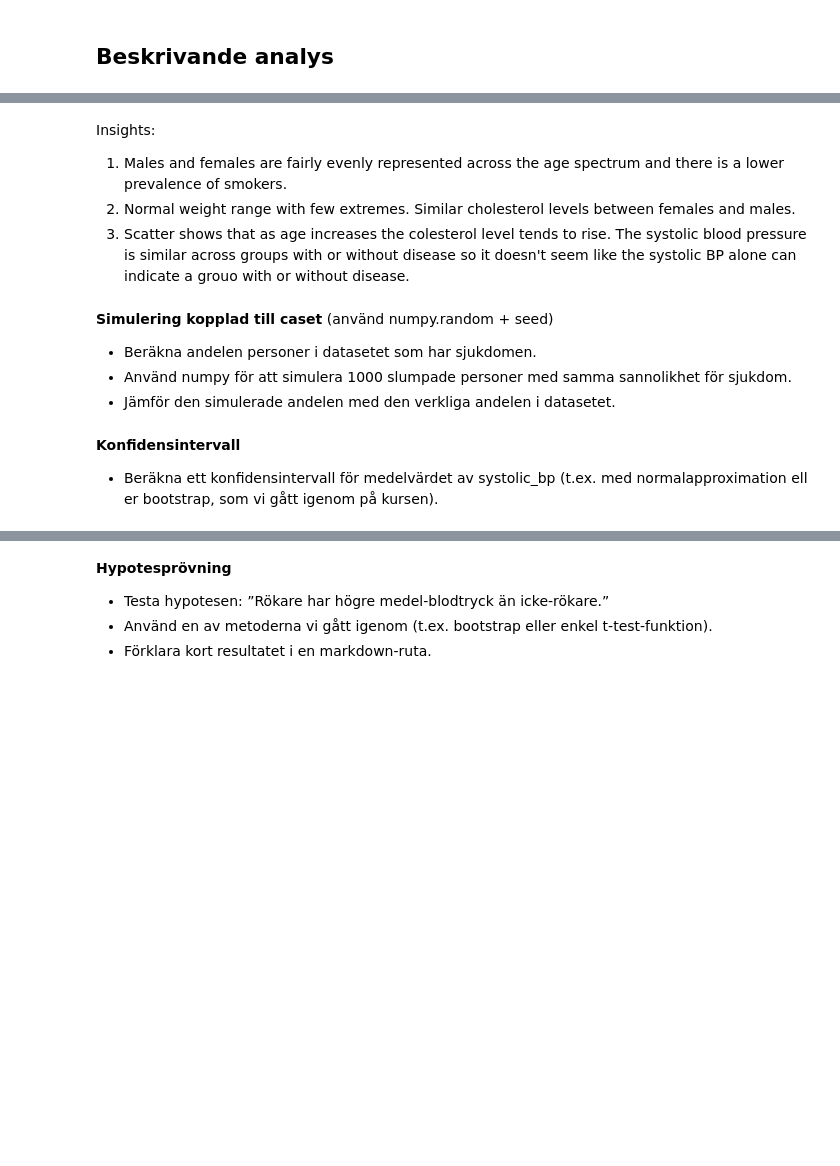
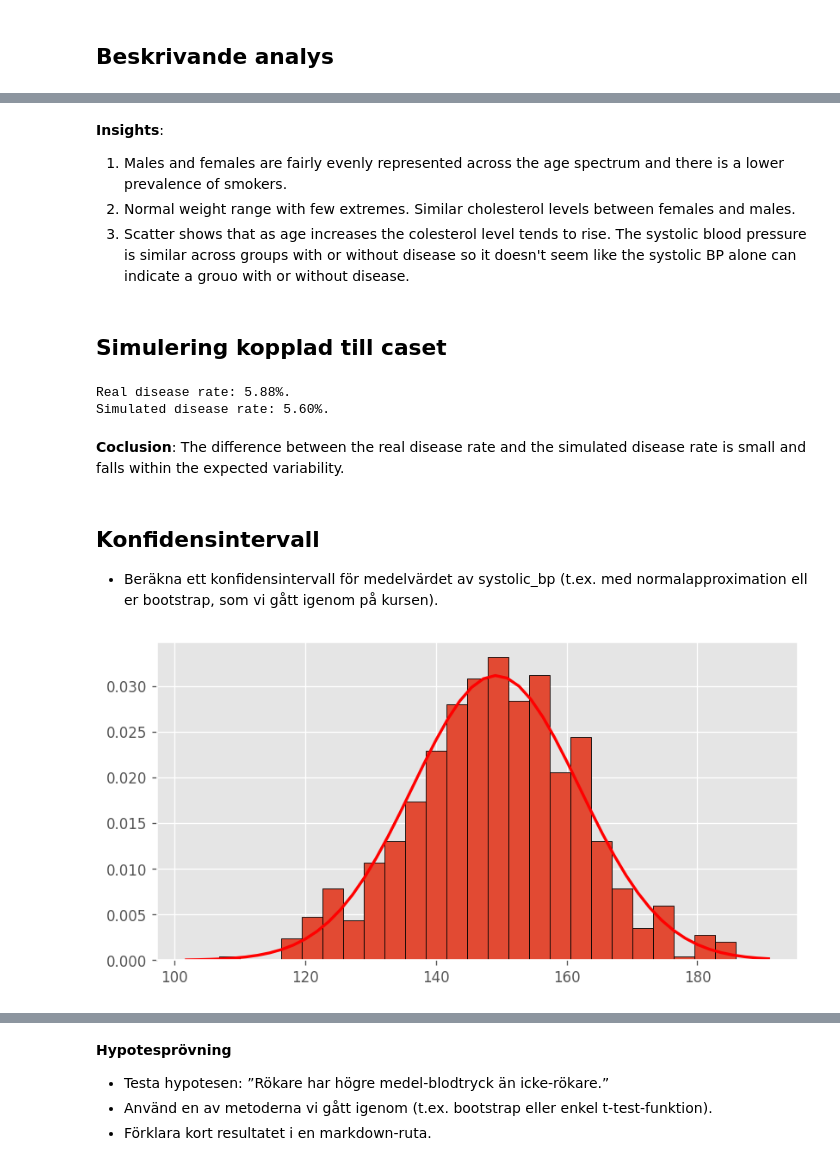
Before and after one commit to IreneGrisenti/health_study_project, a Jupyter notebook: notebook/health_analysis_part1.ipynb, the cells around one changed output, grey strips where cells are left out. Cells and saved outputs as stored; diff of their text form; code cells hidden in the pictures; blank space fills up the shorter version.

Commit message:
Konfidensintervall

```diff
--- a/notebook/health_analysis_part1.ipynb
+++ b/notebook/health_analysis_part1.ipynb
@@ -111,14 +141,10 @@ plt.show()
 # %% [markdown]
-Insights:
+**Insights**:
 1. Males and females are fairly evenly represented across the age spectrum and there is a lower prevalence of smokers.
 2. Normal weight range with few extremes. Similar cholesterol levels between females and males.
 3. Scatter shows that as age increases the colesterol level tends to rise. The systolic blood pressure is similar across groups with or without disease so it doesn't seem like the systolic BP alone can indicate a grouo with or without disease.
 # %% [markdown]
-**Simulering kopplad till caset** (använd numpy.random + seed)
-
-- Beräkna andelen personer i datasetet som har sjukdomen.
-- Använd numpy för att simulera 1000 slumpade personer med samma sannolikhet för sjukdom.
-- Jämför den simulerade andelen med den verkliga andelen i datasetet.
+## Simulering kopplad till caset
 # %%
 np.random.seed(42)
 
@@ -126,15 +152,48 @@ np.random.seed(42)
 p_disease = df["disease"].mean()
 
 # Simulation of a 1000 random individuals with same disease proportion
-simulated_1000_people = np.random.choice([0, 1], size=1000, p= [1 - p_disease, p_disease])
+simulated_1000_people = np.random.choice([0, 1], size=1000, p=[1 - p_disease, p_disease])
 
 # Counting proportion of people with desease in simulation
 simulated_p_disease = simulated_1000_people.mean()
 
 # Comparing
-print(f"Real disease rate: {p_disease * 100:.2f}%\n"
+print(f"Real disease rate: {p_disease * 100:.2f}%.\n"
       f"Simulated disease rate: {simulated_p_disease * 100:.2f}%.")
+# %% [output]
+Real disease rate: 5.88%.
+Simulated disease rate: 5.60%.
+# %% [markdown]
+**Coclusion**:
+The difference between the real disease rate and the simulated disease rate is small and falls within the expected variability.
 # %% [markdown]
-**Konfidensintervall**
+## Konfidensintervall
 
 - Beräkna ett konfidensintervall för medelvärdet av systolic_bp (t.ex. med normalapproximation eller bootstrap, som vi gått igenom på kursen).
+# %%
+# Is it really normally distributed?
+systolic_bp = df["systolic_bp"]
+def normal_pdf(x, m, s):
+    x = np.asanyarray(x, dtype=float)
+    if s <= 0 or not np.isfinite(s):
+        raise ValueError("s has to be a positive and finite number")
+
+    norm = 1.0 / (s * np.sqrt(2.0 * np.pi))
+    z = (x - m) / s
+    y = norm * np.exp(-0.5 * z**2)
+    return y
+
+x_support = np.linspace(systolic_bp.min()-5, systolic_bp.max()+5)
+
+fix, ax = plt.subplots(figsize=(8,4))
+ax.hist(systolic_bp, bins=25, edgecolor="black", density=True)
+
+m = np.mean(systolic_bp)
+s = np.std(systolic_bp, ddof=1)
+
+ax.plot(x_support, normal_pdf(x_support, m, s), color="red", lw=2, label="Normal (med vårt medel och std)")
+plt.show()
+
+# Yep, it is
+# %% [output]
+[figure, added]
```
Also changed, not shown: parts of 6 cells of this notebook.
